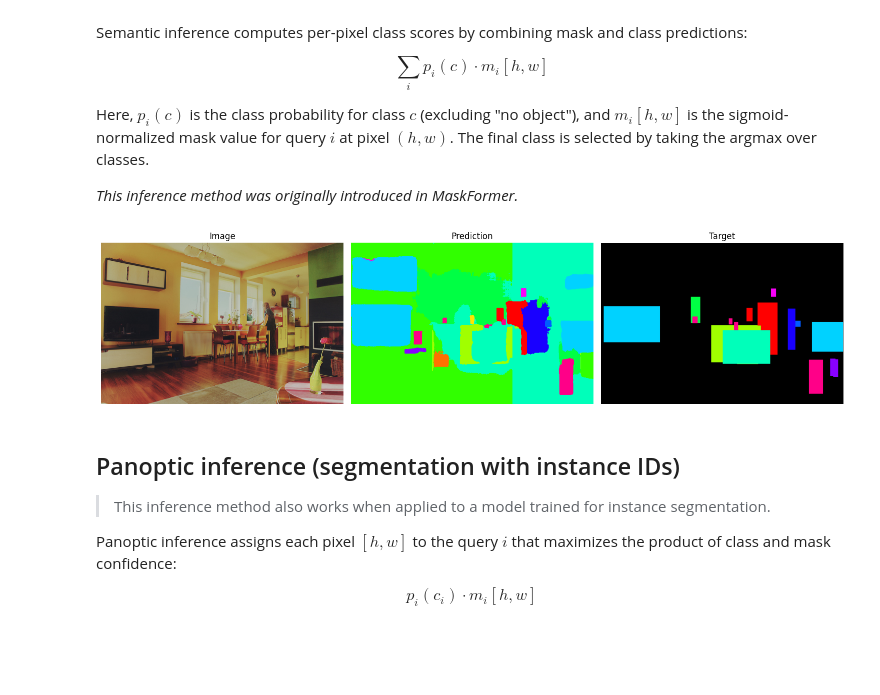
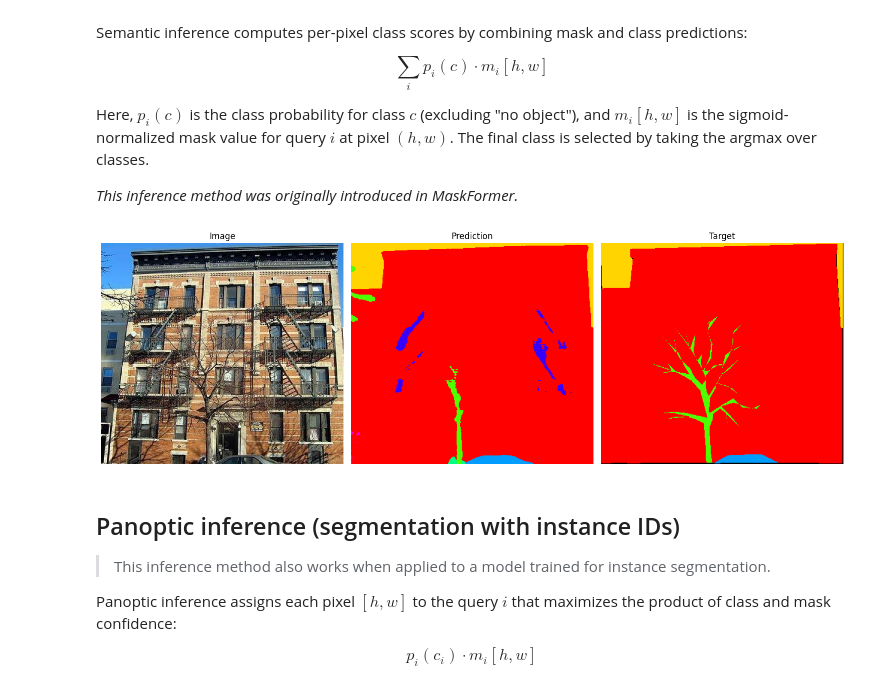
Before and after one commit to ardaerendogru/eomt, a Jupyter notebook: inference.ipynb, the cells around one changed output. Cells and saved outputs as stored; diff of their text form; code cells hidden in the pictures; blank space fills up the shorter version.

```diff
--- a/inference.ipynb
+++ b/inference.ipynb
@@ -20,7 +20,7 @@ seed_everything(0, verbose=False)
 device = 0  # TODO: change to the GPU you want to use
 img_idx = 0  # TODO: change to the index of the image you want to visualize
 config_path = "/home/arda/thesis/eomt/configs/ade20k/panoptic/eomt_large_640.yaml"  # TODO: change to the config file
-data_path = "data"  # TODO: change to the dataset directory
+data_path = "./data"  # TODO: change to the dataset directory
 
 with open(config_path, "r") as f:
     config = yaml.safe_load(f)
@@ -67,17 +47,12 @@ Ensure the dataset files are correctly prepared and placed in the folder specifi
 # %%
 data_module_name, class_name = config["data"]["class_path"].rsplit(".", 1)
 data_module = getattr(importlib.import_module(data_module_name), class_name)
-
-from datasets.coco_det import COCODetection
-data_module = COCODetection
 data_module_kwargs = config["data"].get("init_args", {})
 
-data_module = COCODetection(
-    path='data',
+data = data_module(
+    path=data_path,
     batch_size=1,
-    num_workers=0,
+    # num_workers=0,
     check_empty_targets=False,
     **data_module_kwargs
-)
-data_module.setup()
-data = data_module
+).setup()
@@ -99,7 +68,7 @@ warnings.filterwarnings(
 encoder_cfg = config["model"]["init_args"]["network"]["init_args"]["encoder"]
 encoder_module_name, encoder_class_name = encoder_cfg["class_path"].rsplit(".", 1)
 encoder_cls = getattr(importlib.import_module(encoder_module_name), encoder_class_name)
-encoder = encoder_cls(img_size=[640,640], **encoder_cfg.get("init_args", {}))
+encoder = encoder_cls(img_size=data.img_size, **encoder_cfg.get("init_args", {}))
 
 # Load network
 network_cfg = config["model"]["init_args"]["network"]
@@ -110,14 +79,14 @@ network_kwargs = {
 }
 network = network_cls(
     masked_attn_enabled=False,
-    num_classes=80,
+    num_classes=data.num_classes,
     encoder=encoder,
     **network_kwargs,
 )
 
 # Load Lightning module
 lit_module_name, lit_class_name = config["model"]["class_path"].rsplit(".", 1)
-lit_cls = getattr(importlib.import_module(lit_module_name), lit_class_name)
+lit_cls = getattr(importlib.import_module(lit_module_name), lit_class_name.replace("ADE20K",""))
 model_kwargs = {
     k: v for k, v in config["model"]["init_args"].items() if k != "network"
 }
@@ -126,8 +95,8 @@ if "stuff_classes" in config["data"].get("init_args", {}):
 
 model = (
     lit_cls(
-        img_size=[640,640],
-        num_classes=80,
+        img_size=data.img_size,
+        num_classes=data.num_classes,
         network=network,
         **model_kwargs,
     )
@@ -170,14 +131,8 @@ if name is None:
     warnings.warn("No logger name found in the config. Please specify a model name.")
 else:
     try:
-        # state_dict_path = hf_hub_download(
-        #     repo_id=f"tue-mps/{name}",
-        #     filename="pytorch_model.bin",
-        # )
-        state_dict = torch.load(
-            '/home/arda/thesis/eomt/eomt/eqar023k/checkpoints/epoch=11-step=87948.ckpt', map_location=torch.device(f"cuda:{device}"), weights_only=True
-        )
-        model.load_state_dict(state_dict['state_dict'])
+        state_dict = torch.load('/home/arda/thesis/eomt/eomt_ade_one/2xnmhaos/checkpoints/epoch=4999-step=5000.ckpt')['state_dict']
+        model.load_state_dict(state_dict)
     except RepositoryNotFoundError:
         warnings.warn(f"Pre-trained model not found for `{name}`. Please load your own checkpoint.")
 # %% [markdown]
@@ -196,7 +151,7 @@ Here, $p_i(c)$ is the class probability for class $c$ (excluding "no object"), a
 *This inference method was originally introduced in MaskFormer.*
 # %%
 IGNORE_INDEX = 255
-
+img_idx=21
 
 def infer_semantic(img, target):
     with torch.no_grad(), autocast(dtype=torch.float16, device_type="cuda"):
@@ -213,34 +168,34 @@ def infer_semantic(img, target):
         logits = model.revert_window_logits_semantic(crop_logits, origins, img_sizes)
         preds = logits[0].argmax(0).cpu()
 
     pred_array = preds.numpy()
     target_array = model.to_per_pixel_targets_semantic([target], IGNORE_INDEX)[0].numpy()
     return pred_array, target_array
 
 
 def plot_semantic_results(img, pred_array, target_array):
     mapping = create_mapping([pred_array, target_array], IGNORE_INDEX)
 
     fig, axes = plt.subplots(1, 3, figsize=(15, 5))
     axes[0].imshow(img.permute(1, 2, 0).cpu().numpy())
     axes[0].set_title("Image")
     axes[1].imshow(apply_colormap(pred_array, mapping))
     axes[1].set_title("Prediction")
     axes[2].imshow(apply_colormap(target_array, mapping))
     axes[2].set_title("Target")
 
     for ax in axes:
         ax.axis("off")
 
     plt.tight_layout()
     plt.show()
 
 
 img, target = data.val_dataloader().dataset[img_idx]
 pred_array, target_array = infer_semantic(img, target)
 plot_semantic_results(img, pred_array, target_array)
 # %% [output]
-[figure, old version]
+[figure, new version]
 # %% [markdown]
 ## Panoptic inference (segmentation with instance IDs)
 
```
Also changed, not shown: parts of 8 cells of this notebook, 21 other files.
